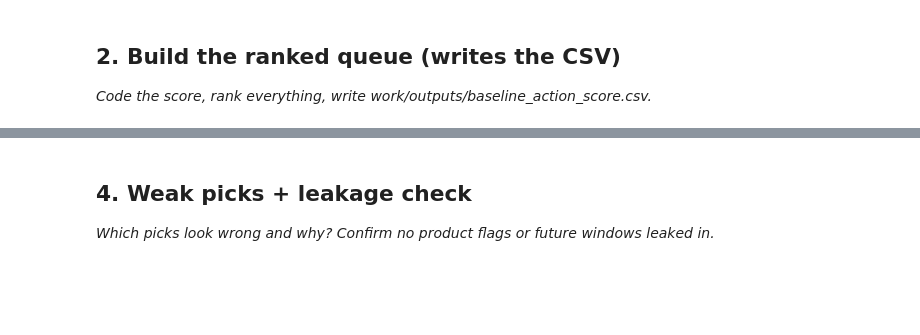
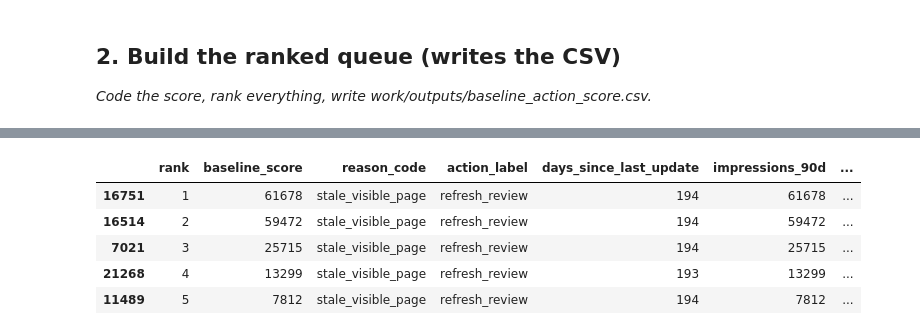
Before and after one commit to 02017711723iot-dotcom/Flyrank_Internship_1, a Jupyter notebook: work/notebooks/w04_baseline_score.ipynb, the cells around one changed output, grey strips where cells are left out. Saved outputs shown, nothing was run; the diff lists cells and outputs as text; code cells hidden in the pictures; blank space fills up the shorter version.

```diff
--- a/work/notebooks/w04_baseline_score.ipynb
+++ b/work/notebooks/w04_baseline_score.ipynb
@@ -27,7 +411,34 @@ This skeleton is yours to fill. Work the sections **in order** — each one has
 # %%
 # This cell is for CODE (numbers, a query, a check).
 # Write your text answer in the cell ABOVE this one — typing sentences here breaks Run All.
+
+# Show 5 potentially weak picks from the baseline queue
+
+weak_picks = queue[
+    queue["baseline_score"] > 0
+].head(5).copy()
+
+weak_columns = [
+    "rank",
+    "baseline_score",
+    "reason_code",
+    "action_label",
+    "days_since_last_update",
+    "impressions_90d",
+    "avg_position",
+    "ctr"
+]
+
+weak_columns = [
+    col for col in weak_columns
+    if col in weak_picks.columns
+]
+
+display(weak_picks[weak_columns])
+# %% [output]
+|  | rank | baseline_score | reason_code | action_label | days_since_last_update | impressions_90d | ... |
+| 16751 | 1 | 61678 | stale_visible_page | refresh_review | 194 | 61678 | ... |
+| 16514 | 2 | 59472 | stale_visible_page | refresh_review | 194 | 59472 | ... |
+| 7021 | 3 | 25715 | stale_visible_page | refresh_review | 194 | 25715 | ... |
+| 21268 | 4 | 13299 | stale_visible_page | refresh_review | 193 | 13299 | ... |
+| 11489 | 5 | 7812 | stale_visible_page | refresh_review | 194 | 7812 | ... |
-# %% [markdown]
-## 4. Weak picks + leakage check
-
-*Which picks look wrong and why? Confirm no product flags or future windows leaked in.*
```
Also changed, not shown: parts of 23 cells of this notebook.
